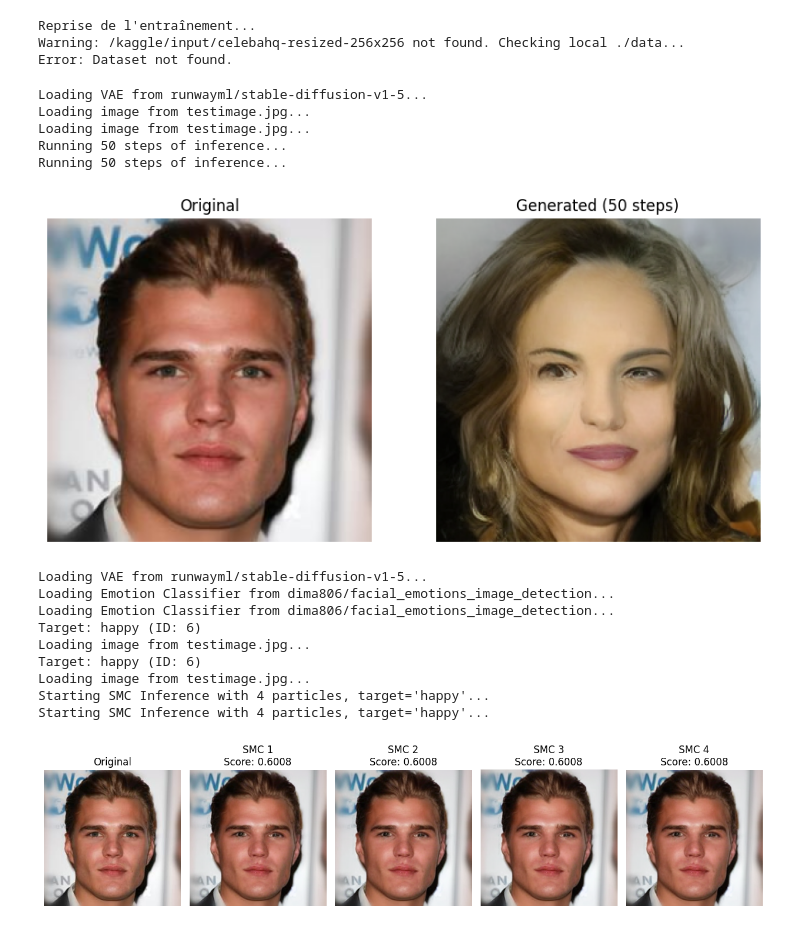
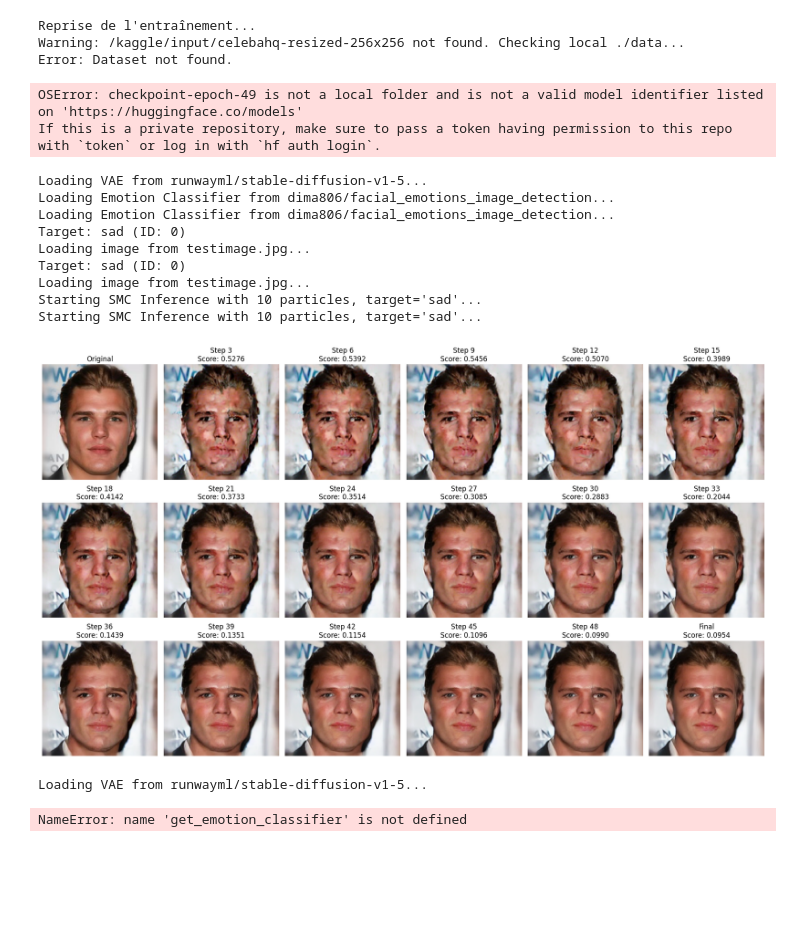
Before and after one commit to ComeRochas/EmotionSMCEditing, a Jupyter notebook: kaggle_train_inference.ipynb, the cells around one changed output. Cells and saved outputs as stored; diff of their text form; code cells hidden in the pictures; blank space fills up the shorter version.

Commit message:
Update project: add graphs script and update notebook

```diff
--- a/kaggle_train_inference.ipynb
+++ b/kaggle_train_inference.ipynb
@@ -417,17 +429,13 @@ def test_image_inference(image_path, unet, steps=10):
 
 # Exemple d'utilisation (à décommenter et adapter avec un vrai chemin)
 test_image_path = "testimage.jpg"
-resume_from_checkpoint = "checkpoint-epoch-44"
+resume_from_checkpoint = "checkpoint-epoch-49"
 unet = UNet2DModel.from_pretrained(resume_from_checkpoint)
-    if 'trained_unet' in locals():
-        test_image_inference(test_image_path, unet, steps=50)
+if 'trained_unet' in locals():
+    test_image_inference(test_image_path, unet, steps=50)
 # %% [output]
-Loading VAE from runwayml/stable-diffusion-v1-5...
-Loading image from testimage.jpg...
-Loading image from testimage.jpg...
-Running 50 steps of inference...
-Running 50 steps of inference...
+OSError: checkpoint-epoch-49 is not a local folder and is not a valid model identifier listed on 'https://huggingface.co/models'
+If this is a private repository, make sure to pass a token having permission to this repo with `token` or log in with `hf auth login`.
-[figure, removed]
 # %%
 from transformers import AutoImageProcessor, AutoModelForImageClassification
 
@@ -442,6 +450,7 @@ def get_emotion_classifier(model_id="dima806/facial_emotions_image_detection"):
 def smc_image_inference(image_path, unet, target_emotion, num_particles=10, steps=50, resample_interval=1, guidance_scale=2.0, noise_strength=0.3, leash=0.0):
     """
     Applique l'inférence SMC pour modifier l'émotion d'une image existante.
+    Affiche la progression du meilleur échantillon à chaque étape de resampling.
     """
     if not os.path.exists(image_path):
         print(f"Image non trouvée : {image_path}")
@@ -508,6 +517,8 @@ def smc_image_inference(image_path, unet, target_emotion, num_particles=10, step
     norm_mean = torch.tensor(image_mean, device=device).view(1, 3, 1, 1)
     norm_std = torch.tensor(image_std, device=device).view(1, 3, 1, 1)
 
+    progression_images = []
+
     # 6. SMC Loop
     for i, t in enumerate(tqdm(timesteps[start_idx:])):
         # A. Denoise Step
@@ -515,7 +526,8 @@ def smc_image_inference(image_path, unet, target_emotion, num_particles=10, step
             noise_pred = unet(curr_latents, t).sample
             curr_latents = scheduler.step(noise_pred, t, curr_latents).prev_sample
 
-            curr_latents = (1 - leash) * curr_latents + leash * latents
+            leash_t = leash * (1-i)/t_start
+            curr_latents = (1 - leash_t) * curr_latents + leash_t * latents
 
         # B. Resampling Step
         # On ne resample pas à la toute dernière étape
@@ -538,6 +550,14 @@ def smc_image_inference(image_path, unet, target_emotion, num_particles=10, step
 
                 # Weighting
                 target_probs = probs[:, target_class_id]
+
+                # --- Capture Best Particle ---
+                best_idx = torch.argmax(target_probs)
+                best_score = target_probs[best_idx].item()
+                best_img = decoded[best_idx].cpu().permute(1, 2, 0).numpy()
+                progression_images.append((f"Step {i+1}", best_img, best_score))
+                # -----------------------------
+
                 weights = target_probs ** guidance_scale
 
                 if weights.sum() == 0:
@@ -562,51 +582,53 @@ def smc_image_inference(image_path, unet, target_emotion, num_particles=10, step
         outputs = classifier(pixel_values=classifier_inputs)
         probs = F.softmax(outputs.logits, dim=-1)
         final_scores = probs[:, target_class_id].cpu().numpy()
 
         # Convert to numpy for display
         result_images = result_images_tensor.cpu().permute(0, 2, 3, 1).numpy()
 
-    # 8. Show Best Result (sorted by score)
-    plt.figure(figsize=(15, 5))
+        # Add final best
+        best_final_idx = np.argmax(final_scores)
+        progression_images.append(("Final", result_images[best_final_idx], final_scores[best_final_idx]))
+
+    # 8. Show Progression
+    num_images = len(progression_images) + 1
+    # Adjust figure size based on number of images
+    cols = min(num_images, 6)
+    rows = (num_images + cols - 1) // cols
+
+    plt.figure(figsize=(3 * cols, 3.5 * rows))
 
     # Original
-    plt.subplot(1, 6, 1)
+    plt.subplot(rows, cols, 1)
     plt.title("Original")
     plt.imshow(original_pil)
     plt.axis("off")
 
-    # Sort particles by score (descending)
-    sorted_indices = np.argsort(final_scores)[::-1]
-
-    # Show top 5 particles
-    for k in range(min(5, num_particles)):
-        idx = sorted_indices[k]
-        score = final_scores[idx]
-
-        plt.subplot(1, 6, k + 2)
-        plt.title(f"SMC {k+1}\nScore: {score:.4f}")
-        plt.imshow(result_images[idx])
+    for k, (label, img, score) in enumerate(progression_images):
+        plt.subplot(rows, cols, k + 2)
+        plt.title(f"{label}\nScore: {score:.4f}")
+        plt.imshow(img)
         plt.axis("off")
 
     plt.tight_layout()
     plt.show()
 
 # Exemple d'utilisation
 test_image_path = "testimage.jpg"
-resume_from_checkpoint = "checkpoint-epoch-44"
+resume_from_checkpoint = "checkpoint-epoch-49"
 #if 'trained_unet' in locals():
 #    smc_image_inference(test_image_path, trained_unet, target_emotion="sad", num_particles=5, steps=4)
 if os.path.exists(resume_from_checkpoint):
     unet = UNet2DModel.from_pretrained(resume_from_checkpoint)
-    smc_image_inference(test_image_path, unet, target_emotion="happy", num_particles=4, steps=50, guidance_scale=1.0, noise_strength=1, leash=1, resample_interval=100)
+    smc_image_inference(test_image_path, unet, target_emotion="sad", num_particles=20, steps=250, guidance_scale=10.0, noise_strength=0.2, leash=0, resample_interval=1)
 # %% [output]
 Loading VAE from runwayml/stable-diffusion-v1-5...
 Loading Emotion Classifier from dima806/facial_emotions_image_detection...
 Loading Emotion Classifier from dima806/facial_emotions_image_detection...
-Target: happy (ID: 6)
+Target: sad (ID: 0)
 Loading image from testimage.jpg...
-Target: happy (ID: 6)
+Target: sad (ID: 0)
 Loading image from testimage.jpg...
-Starting SMC Inference with 4 particles, target='happy'...
-Starting SMC Inference with 4 particles, target='happy'...
+Starting SMC Inference with 10 particles, target='sad'...
+Starting SMC Inference with 10 particles, target='sad'...
-[figure, old version]
+[figure, new version]
@@ -612,0 +786,8 @@ Starting SMC Inference with 4 particles, target='happy'...
+# %%
+test_image_path = "testimage.jpg"
+resume_from_checkpoint = "checkpoint-epoch-89"
+unet = UNet2DModel.from_pretrained(resume_from_checkpoint)
+smc_image_inference_dual(test_image_path, unet, 'happy', 'sad', num_particles=2, steps=50, resample_interval=1, guidance_scale=2.0, noise_strength=0.3, leash=0.0)
+# %% [output]
+Loading VAE from runwayml/stable-diffusion-v1-5...
+NameError: name 'get_emotion_classifier' is not defined
```
Also changed, not shown: parts of 3 cells of this notebook, 3 other files.
